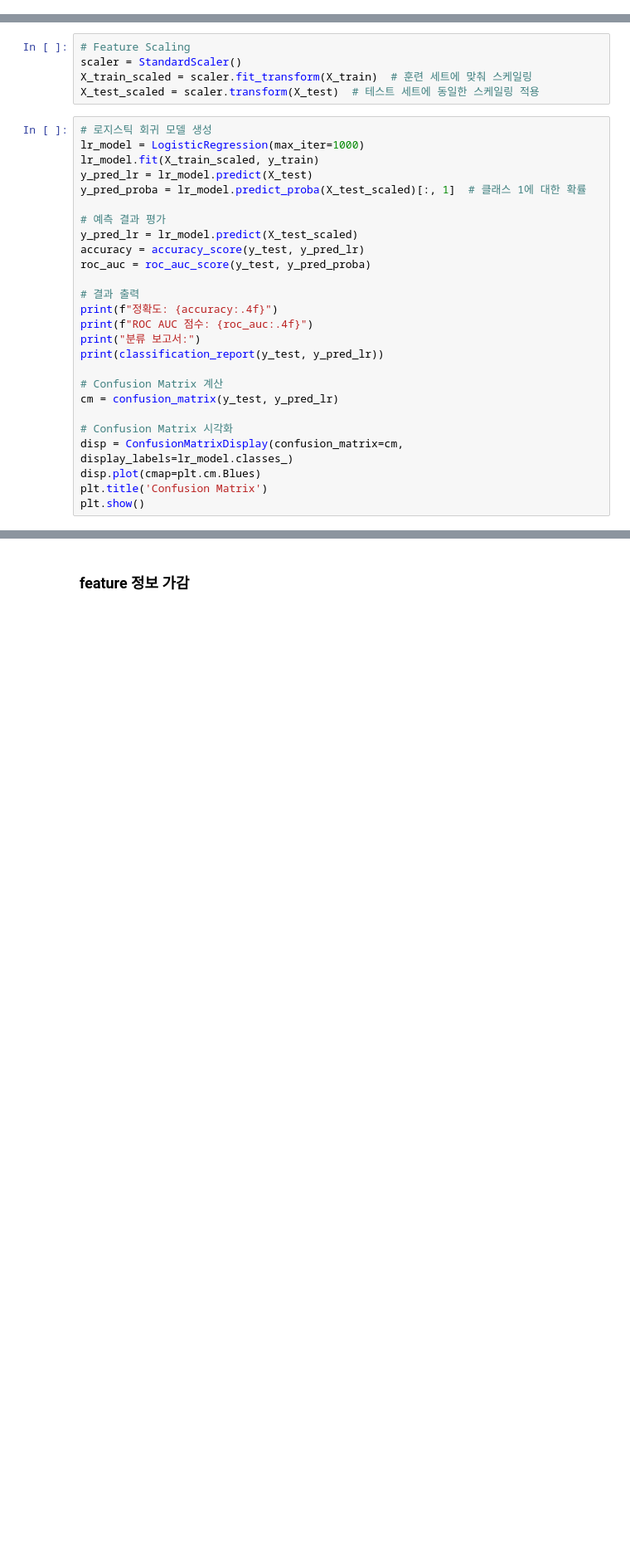
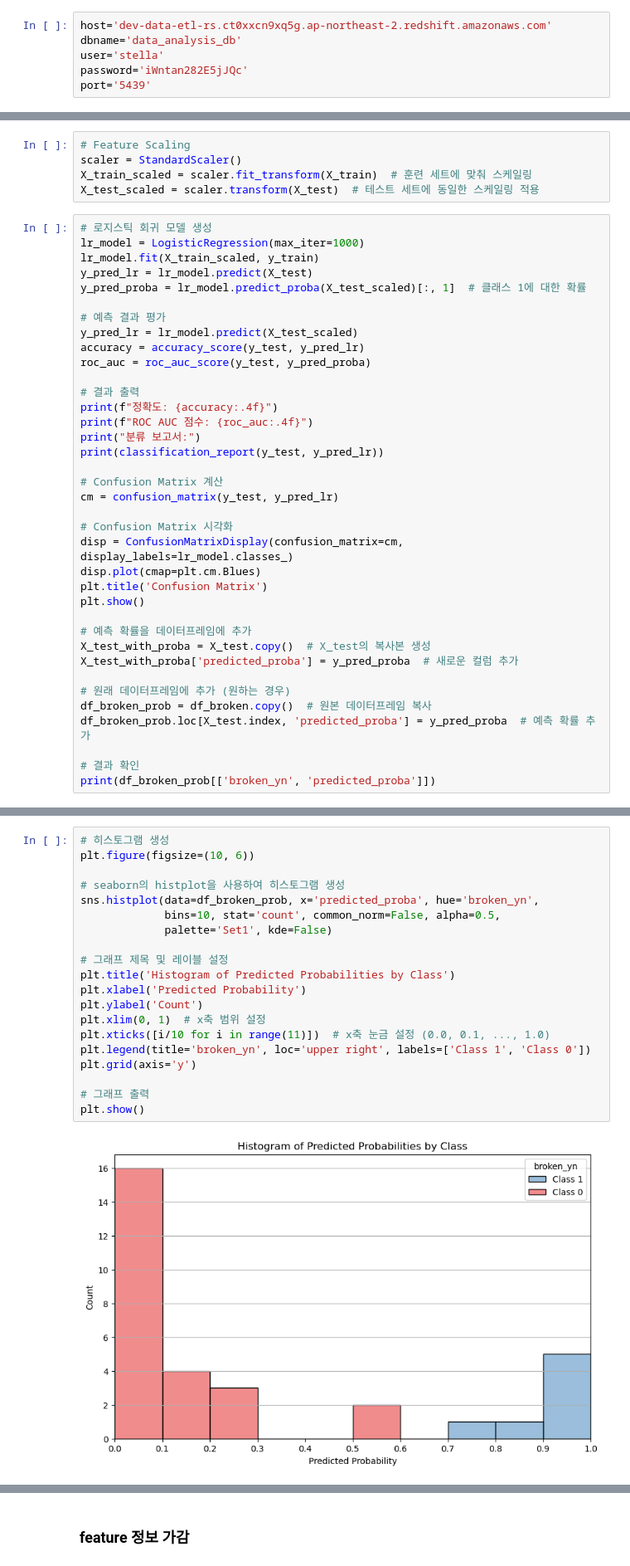
Before and after one commit to HOWSANG/p_ocean_poc_01, a Jupyter notebook: code/data_modeling_broken_250219.ipynb, the cells around one changed output, grey strips where cells are left out. Shown: that part at 83% size. Drawn from its saved outputs; the diff is of its cells as text; blank space fills up the shorter version.

```diff
--- a/code/data_modeling_broken_250219.ipynb
+++ b/code/data_modeling_broken_250219.ipynb
@@ -25,3 +18,9 @@ port=''
+# %%
+host='dev-data-etl-rs.ct0xxcn9xq5g.ap-northeast-2.redshift.amazonaws.com'
+dbname='data_analysis_db'
+user='stella'
+password='iWntan282E5jJQc'
+port='5439'
 # %%
 # Redshift에 연결
 conn = psycopg2.connect(
@@ -146,6 +145,17 @@ disp = ConfusionMatrixDisplay(confusion_matrix=cm, display_labels=lr_model.class
 disp.plot(cmap=plt.cm.Blues)
 plt.title('Confusion Matrix')
 plt.show()
+
+# 예측 확률을 데이터프레임에 추가
+X_test_with_proba = X_test.copy()  # X_test의 복사본 생성
+X_test_with_proba['predicted_proba'] = y_pred_proba  # 새로운 컬럼 추가
+
+# 원래 데이터프레임에 추가 (원하는 경우)
+df_broken_prob = df_broken.copy()  # 원본 데이터프레임 복사
+df_broken_prob.loc[X_test.index, 'predicted_proba'] = y_pred_proba  # 예측 확률 추가
+
+# 결과 확인
+print(df_broken_prob[['broken_yn', 'predicted_proba']])
 # %% [output]
 정확도: 0.9375
 ROC AUC 점수: 1.0000
@@ -162,3 +188,25 @@ weighted avg       0.95      0.94      0.94        32
+# %%
+# 히스토그램 생성
+plt.figure(figsize=(10, 6))
+
+# seaborn의 histplot을 사용하여 히스토그램 생성
+sns.histplot(data=df_broken_prob, x='predicted_proba', hue='broken_yn',
+             bins=10, stat='count', common_norm=False, alpha=0.5,
+             palette='Set1', kde=False)
+
+# 그래프 제목 및 레이블 설정
+plt.title('Histogram of Predicted Probabilities by Class')
+plt.xlabel('Predicted Probability')
+plt.ylabel('Count')
+plt.xlim(0, 1)  # x축 범위 설정
+plt.xticks([i/10 for i in range(11)])  # x축 눈금 설정 (0.0, 0.1, ..., 1.0)
+plt.legend(title='broken_yn', loc='upper right', labels=['Class 1', 'Class 0'])
+plt.grid(axis='y')
+
+# 그래프 출력
+plt.show()
+# %% [output]
+[figure, added]
 # %%
 # 2. 랜덤 포레스트 모델
 rf_model = RandomForestClassifier(random_state=42)
```
Also changed, not shown: parts of 4 cells of this notebook, 3 other files.
